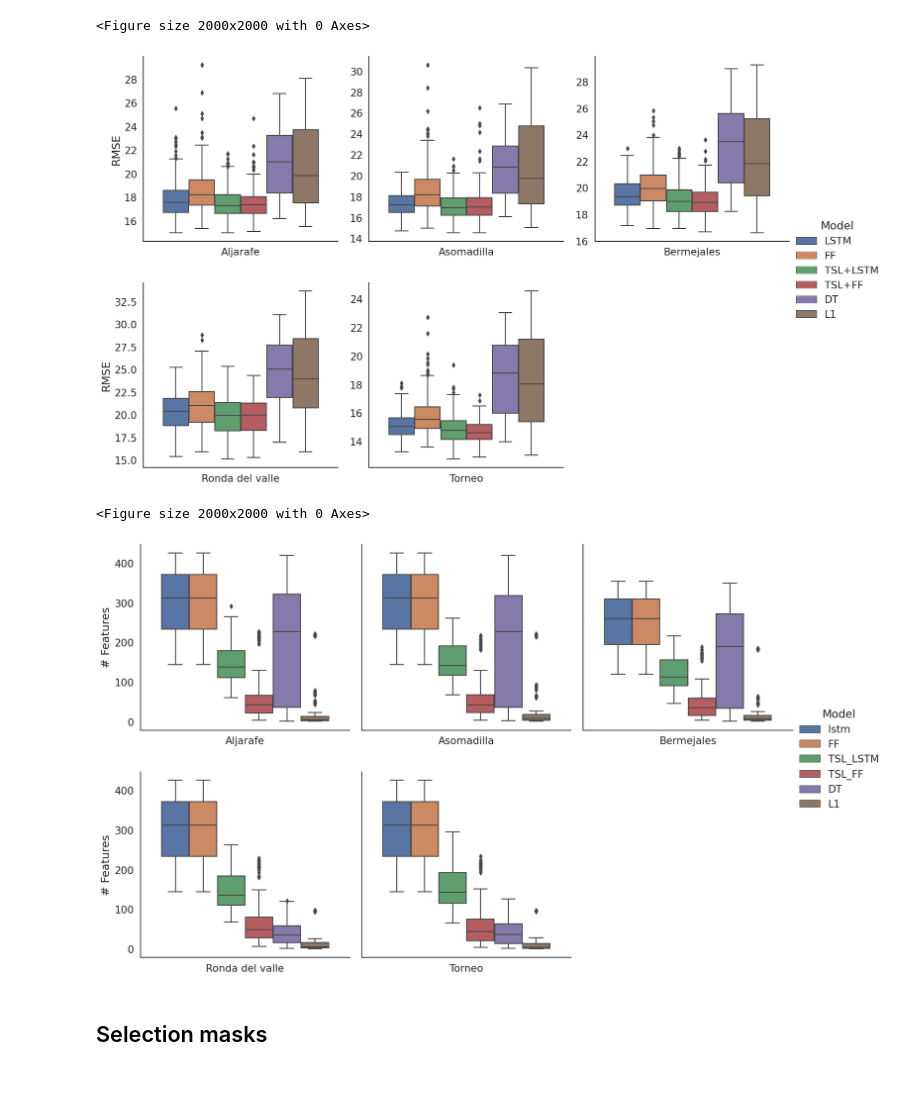
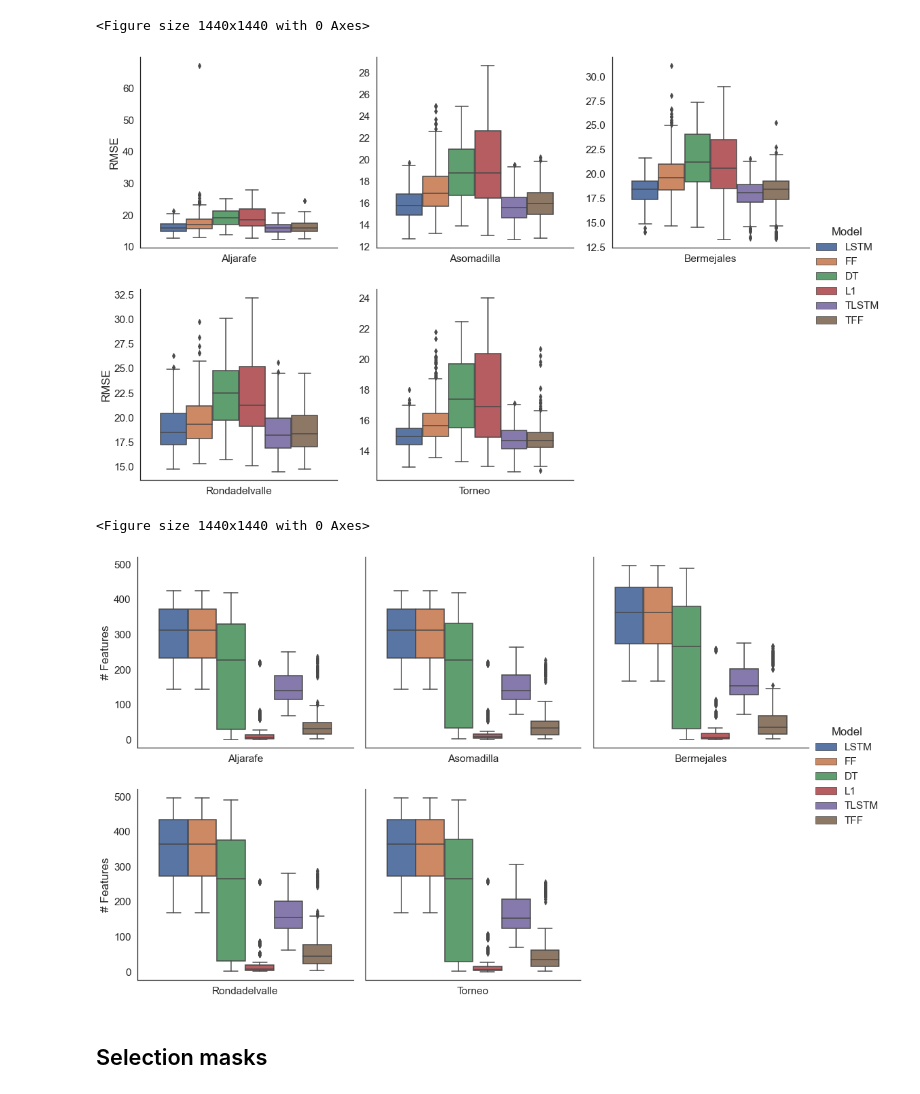
Before and after one commit to manjimnav/TSLayer-Ozone, a Jupyter notebook: analysis.ipynb, the cells around one changed output. Saved outputs shown, nothing was run; the diff lists cells and outputs as text; code cells hidden in the pictures.

```diff
--- a/analysis.ipynb
+++ b/analysis.ipynb
@@ -3,28 +3,22 @@ import pandas as pd
 import seaborn as sns
 import matplotlib.pyplot as plt
 import numpy as np
-from math import isnan
 
-sns.set()
+sns.set(style="white")
 # %%
-output_file = 'results/OzoneCrossVal/results_nn_optimizing_bs_and_lr'
-
-output_file_2 = 'results/OzoneCrossVal/results_final'
+output_file = 'results/OzoneCrossVal/results_pollution_0523_crossval'
 
 total_metrics = pd.read_csv(f'{output_file}.csv')
-total_metrics_2 = pd.read_csv(f'{output_file_2}.csv')
 
-total_metrics_2 = total_metrics_2[(total_metrics_2.model_name!='dense')]
-
-total_metrics = pd.concat((total_metrics, total_metrics_2))
 total_metrics["n_features"] = total_metrics.selected_features.apply(eval).apply(len)
-#total_metrics["selection_params_residual"] = total_metrics.selection_params_residual.fillna(False)
 # %%
 total_metrics['model_name'] = total_metrics['model_name'].replace({'decisiontree': 'DT', 'lstm': "LSTM"})
 total_metrics['selection_name'] = total_metrics['selection_name'].replace({'NoSelection': 'NS', 'TimeSelectionLayer': 'TSL'})
 
-total_metrics.loc[(total_metrics.selection_name=='TSL') & (total_metrics.model_name=='LSTM'), 'model_name'] = 'TSL+LSTM'
-total_metrics.loc[(total_metrics.selection_name=='TSL') & (total_metrics.model_name=='dense'), 'model_name'] = 'TSL+FF'
+total_metrics.loc[(total_metrics.selection_name=='TSL') & (total_metrics.model_name=='LSTM') & (total_metrics.selection_params_residual==False), 'model_name'] = 'TLSTM'
+total_metrics.loc[(total_metrics.selection_name=='TSL') & (total_metrics.model_name=='dense') & (total_metrics.selection_params_residual==False), 'model_name'] = 'TFF'
+total_metrics.loc[(total_metrics.selection_name=='TSL') & (total_metrics.model_name=='LSTM') & (total_metrics.selection_params_residual==True), 'model_name'] = 'TLSTMRes'
+total_metrics.loc[(total_metrics.selection_name=='TSL') & (total_metrics.model_name=='dense') & (total_metrics.selection_params_residual==True), 'model_name'] = 'TFFRes'
 total_metrics.loc[total_metrics.selection_name=='TimeSelectionLayerConstant', 'model_name'] = 'TSL*'
 #total_metrics.loc[(total_metrics.selection_name=='TSL') & (total_metrics.selection_params_residual), 'model_name'] = 'TSLRes'
 total_metrics['model_name'] = total_metrics['model_name'].replace({'dense': 'FF', 'lasso': 'L1'})
@@ -48,10 +26,0 @@ Name: model_name, Length: 8100, dtype: object
-# %%
-model_params = [col for col in total_metrics.columns if 'model_params' in col or 'selection_params' in col]
-grouped = total_metrics.groupby(['dataset', 'selection_name', 'model_name', *model_params], dropna=False)[["root_mean_squared_error_valid"]].mean()
-best_index = grouped.loc[grouped.groupby(['dataset', 'selection_name', 'model_name', 'selection_params_residual'], dropna=False).root_mean_squared_error_valid.idxmin()].index
-
-total_metrics_indexed = total_metrics.set_index(['dataset', 'selection_name', 'model_name',*model_params])
-
-best_by_year = total_metrics_indexed.loc[best_index, ['root_mean_squared_error', 'mean_absolute_error', 'dataset_params_test_year', 'features', 'selected_features']].reset_index()
-
-best_by_year[best_by_year.dataset_params_test_year>2005].groupby(['dataset', 'model_name'], dropna=False)[["root_mean_squared_error"]].mean().reset_index().pivot(index = 'dataset', columns='model_name', values='root_mean_squared_error')[["DT", "L1", "FF", "LSTM", "TSL+FF", "TSL+LSTM"]]#.to_latex()
@@ -60,15 +52,18 @@ KeyError: "None of [Index(['DT', 'L1', 'FF', 'LSTM', 'TSL+FF', 'TSL+LSTM'], dtyp
 # %%
 sns.set(font_scale=1.4, style='white')
 plt.figure(figsize=(20,20))
+
+total_metrics.dataset = total_metrics.dataset.str[:-4]
+
 #total_metrics.loc[:, 'selection_params_residual'] = total_metrics.loc[:, 'selection_params_residual'].fillna(False)
 total_metrics = total_metrics.rename({'model_name': 'Model', 'root_mean_squared_error': 'RMSE', 'n_features': '# Features'}, axis=1)
 g = sns.catplot(data=total_metrics, kind='box', x='dataset', y="RMSE", col='dataset', hue='Model', sharex=False, sharey=False, col_wrap=3, legend=True)#.set_yscale("log")
 g.set(xlabel=None)
 g.set_titles(template='')
 plt.show()
 # %% [output]
-<Figure size 2000x2000 with 0 Axes>
+<Figure size 1440x1440 with 0 Axes>
-[figure, old version]
+[figure, new version]
 # %%
 sns.set(font_scale=1.4, style='white')
 plt.figure(figsize=(20,20))
@@ -77,12 +72,11 @@ total_metrics.loc[:, 'selection_params_residual'] = total_metrics.loc[:, 'select
 g = sns.catplot(data=total_metrics[(total_metrics.dataset_params_test_year>2005)], kind='box', x='dataset', y="# Features", col='dataset', hue='Model', sharex=False, col_wrap=3, legend=True)#.set_yscale("log")
 g.set(xlabel=None)
 g.set_titles(template='')
-plt.savefig('figures/boxplot_Features.png')
 plt.show()
 plt.show()
 # %% [output]
-<Figure size 2000x2000 with 0 Axes>
+<Figure size 1440x1440 with 0 Axes>
-[figure, old version]
+[figure, new version]
 # %% [markdown]
 ## Selection masks
 # %%
```
Also changed, not shown: parts of 8 cells of this notebook, 5 other files.
